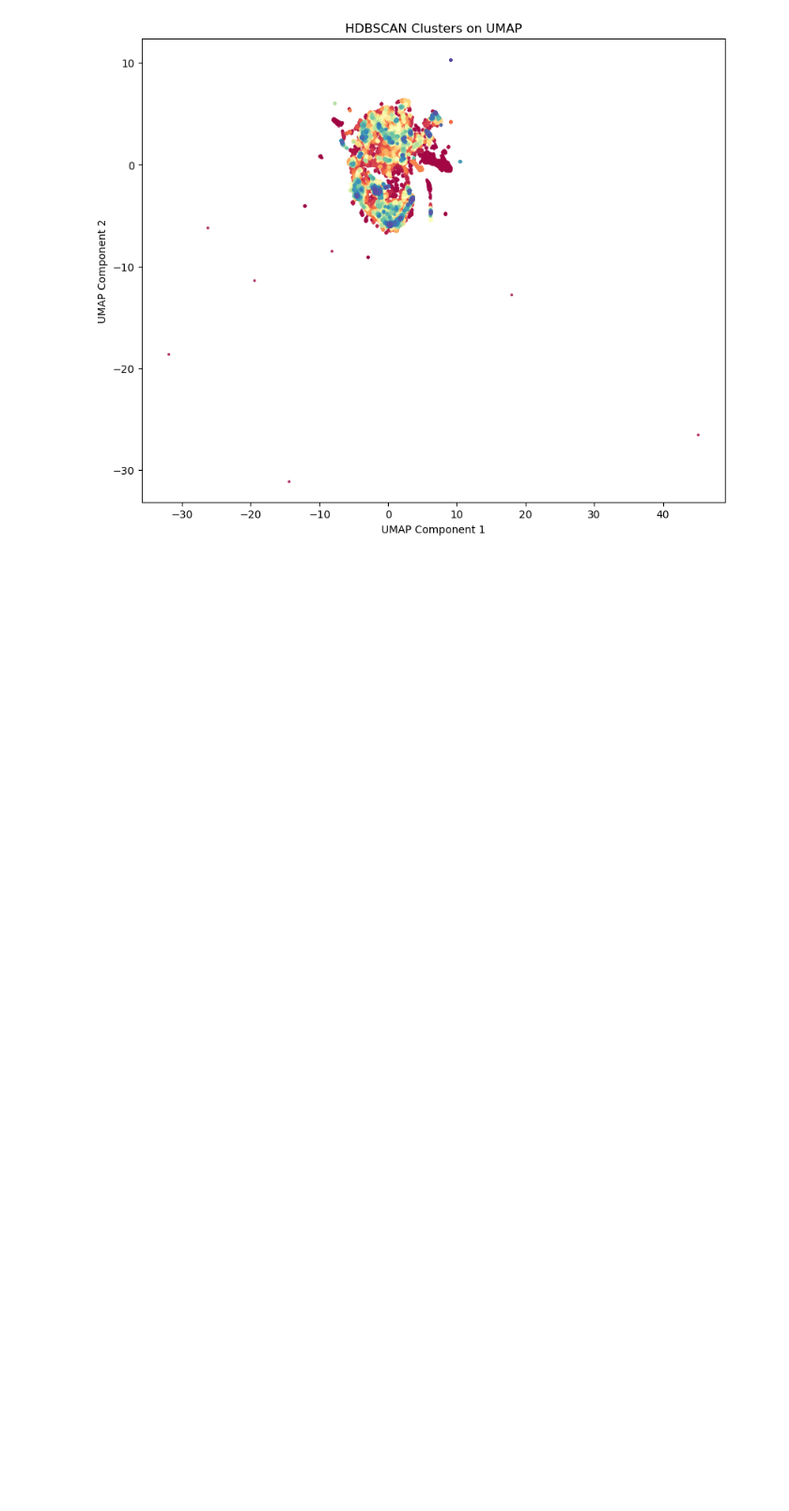
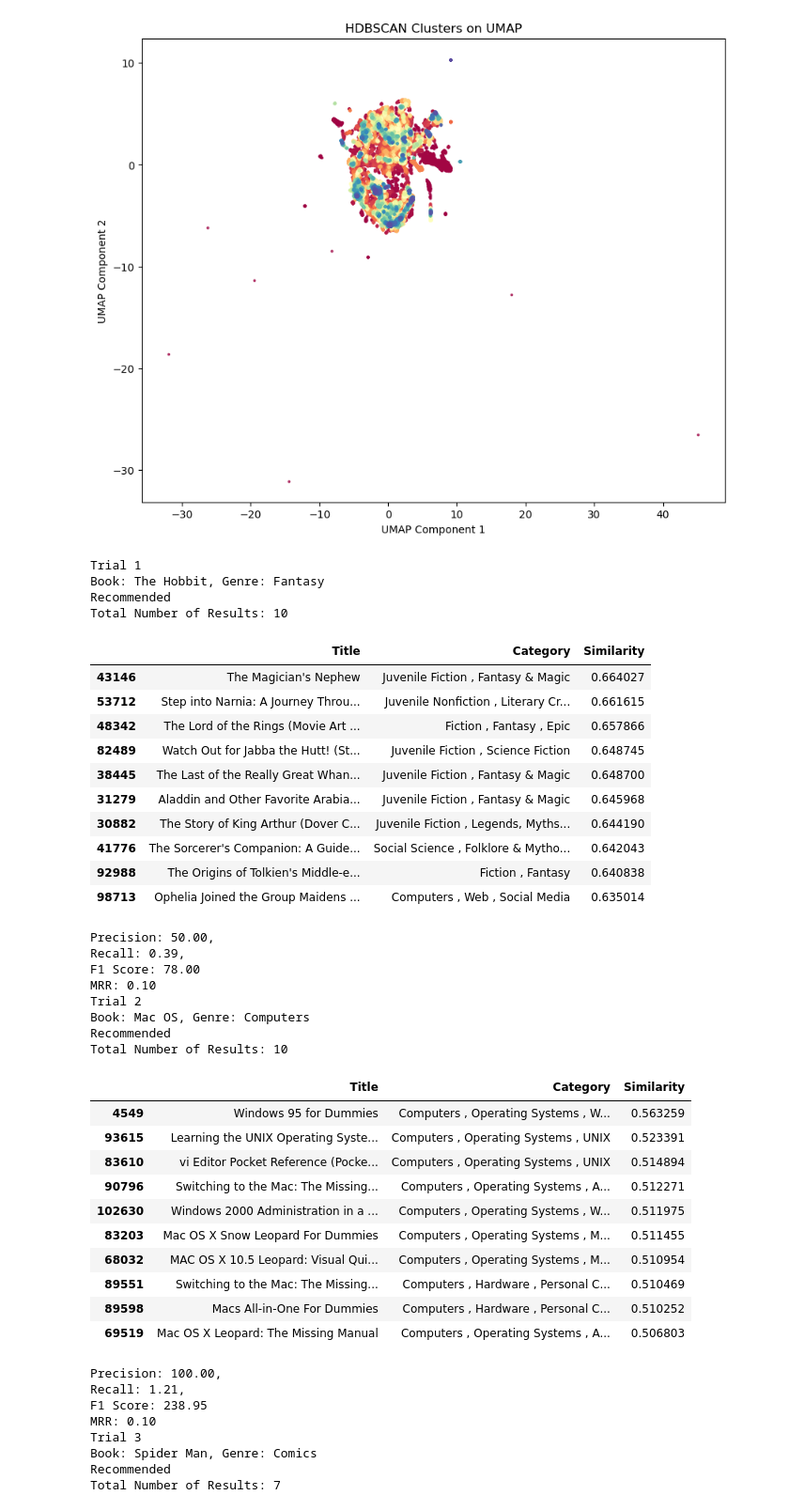
Before and after one commit to rainyday21/Book-Recommender-System-CS-5660-Final, a Jupyter notebook: CS5660_final_copy.ipynb, the cells around one changed output. Shown: that part at 94% size. Cells and saved outputs as stored; diff of their text form; code cells hidden in the pictures; blank space fills up the shorter version.

```diff
--- a/CS5660_final_copy.ipynb
+++ b/CS5660_final_copy.ipynb
@@ -287,11 +287,15 @@ def get_answer(tokens):
 def get_scores(data, df1, genre):
     total_rec = df1[df1['Category'].str.contains(genre)]
     total_genre = data[data['Category'].str.contains(genre)]
-    precision = len(total_rec) / len(data)
-    recall = len(total_rec) / len(total_genre)
-    f1_score = (2*precision*recall) / (precision / recall)
-
-    mrr = (1 / data[data[data['Category'].str.contains(genre)].iloc[0]].index()) / len(df1)
+    precision = (len(total_rec) / len(df1)) * 100
+    recall = (len(total_rec) / len(total_genre)) * 100
+    f1_score = ((2*precision*recall) / (precision + recall)) * 100
+    top_result = data[data['Category'].str.contains(genre)].iloc[0]
+    for i in range(len(data)):
+        if data.iloc[i]['Title'] == top_result['Title']:
+            mrr = (1 / i+1) / len(df1)
+            return [precision, recall, f1_score, mrr]
+    mrr = (1 / len(data)) / len(df1)
     return [precision, recall, f1_score, mrr]
 # %%
 def llm_routine():
@@ -301,26 +305,68 @@ def llm_routine():
     get_answer(user_input(book, genre))
     print('Recommended')
     recommended_book_val = df['Similarity'].max()
-    print(recommended_book_val)
     above_threshold = df[recommended_book_val - df['Similarity'] > 0.08]
-    recommended_books = df.drop(above_threshold.index).sort_values(by="Similarity", ascending=False)
+    recommended_books = df.drop(above_threshold.index).sort_values(by="Similarity", ascending=False).head(10)
     print(f'Total Number of Results: {len(recommended_books)}')
     display(recommended_books[["Title", "Category", "Similarity"]].head(10))
-    #print('Not Good')
     return get_scores(df, recommended_books, genre)
-    #not_good_books = df.sort_values(by="Similarity", ascending=False)
-    #display(not_good_books[["Title", "Category", "Similarity"]])
 # %%
 def test_routine():
     p_sum = []
 
     for i in range(3):
+        print(f'Trial {i+1}')
         values = llm_routine()
-        print(f'Trial {i+1}')
-        print(f'Precision: {values[0]}, '
-          f'\nRecall: {[values[1]]}, '
-          f'\nF1 Score: {values[2]}'
-          f'\nMRR: {values[2]}')
+        print(f'Precision: {values[0]:.2f}, '
+          f'\nRecall: {values[1]:.2f}, '
+          f'\nF1 Score: {values[2]:.2f}'
+          f'\nMRR: {values[3]:.2f}')
         p_sum.append(values[0])
+        print()
 
-    print(f'\nMAP: {p_sum.mean()}')
+    print(f'\nMAP: {(sum(p_sum) / len(p_sum)):.2f}')
+
+#test_routine()
+# %% [output]
+Trial 1
+Book: The Hobbit, Genre: Fantasy
+Recommended
+Total Number of Results: 10
+|  | Title | Category | Similarity |
+| 43146 | The Magician's Nephew | Juvenile Fiction , Fantasy & Magic | 0.664027 |
+| 53712 | Step into Narnia: A Journey Throu... | Juvenile Nonfiction , Literary Cr... | 0.661615 |
+| 48342 | The Lord of the Rings (Movie Art ... | Fiction , Fantasy , Epic | 0.657866 |
+| 82489 | Watch Out for Jabba the Hutt! (St... | Juvenile Fiction , Science Fiction | 0.648745 |
+| 38445 | The Last of the Really Great Whan... | Juvenile Fiction , Fantasy & Magic | 0.648700 |
+| 31279 | Aladdin and Other Favorite Arabia... | Juvenile Fiction , Fantasy & Magic | 0.645968 |
+| 30882 | The Story of King Arthur (Dover C... | Juvenile Fiction , Legends, Myths... | 0.644190 |
+| 41776 | The Sorcerer's Companion: A Guide... | Social Science , Folklore & Mytho... | 0.642043 |
+| 92988 | The Origins of Tolkien's Middle-e... | Fiction , Fantasy | 0.640838 |
+| 98713 | Ophelia Joined the Group Maidens ... | Computers , Web , Social Media | 0.635014 |
+Precision: 50.00,
+Recall: 0.39,
+F1 Score: 78.00
+MRR: 0.10
+Trial 2
+Book: Mac OS, Genre: Computers
+Recommended
+Total Number of Results: 10
+|  | Title | Category | Similarity |
+| 4549 | Windows 95 for Dummies | Computers , Operating Systems , W... | 0.563259 |
+| 93615 | Learning the UNIX Operating Syste... | Computers , Operating Systems , UNIX | 0.523391 |
+| 83610 | vi Editor Pocket Reference (Pocke... | Computers , Operating Systems , UNIX | 0.514894 |
+| 90796 | Switching to the Mac: The Missing... | Computers , Operating Systems , A... | 0.512271 |
+| 102630 | Windows 2000 Administration in a ... | Computers , Operating Systems , W... | 0.511975 |
+| 83203 | Mac OS X Snow Leopard For Dummies | Computers , Operating Systems , M... | 0.511455 |
+| 68032 | MAC OS X 10.5 Leopard: Visual Qui... | Computers , Operating Systems , M... | 0.510954 |
+| 89551 | Switching to the Mac: The Missing... | Computers , Hardware , Personal C... | 0.510469 |
+| 89598 | Macs All-in-One For Dummies | Computers , Hardware , Personal C... | 0.510252 |
+| 69519 | Mac OS X Leopard: The Missing Manual | Computers , Operating Systems , A... | 0.506803 |
+Precision: 100.00,
+Recall: 1.21,
+F1 Score: 238.95
+MRR: 0.10
+Trial 3
+Book: Spider Man, Genre: Comics
+Recommended
+Total Number of Results: 7
```
Also changed, not shown: parts of 2 cells of this notebook.
